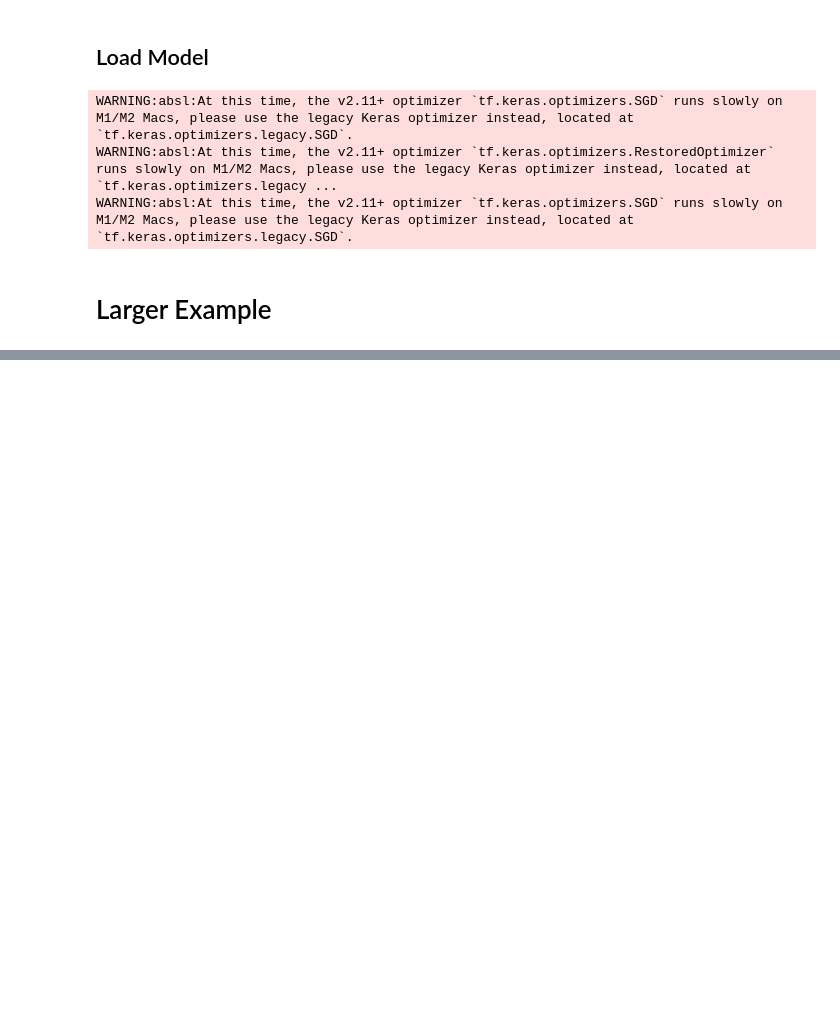
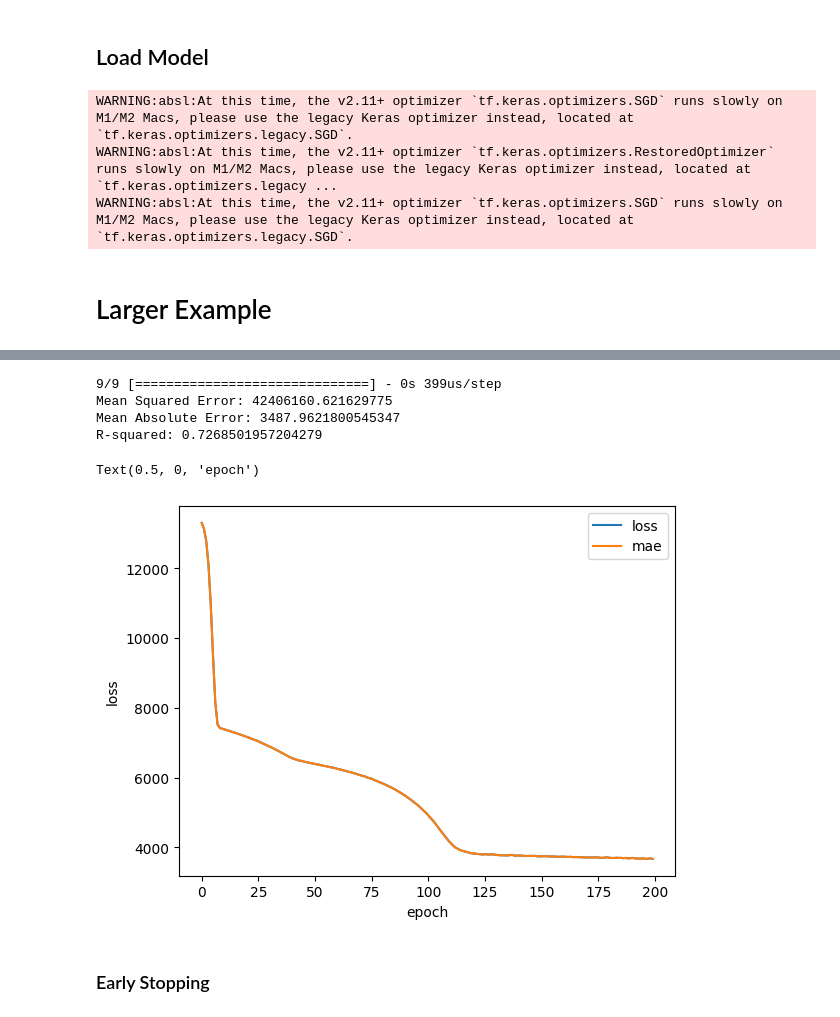
Before and after one commit to MerleSt/Learning_Deep_Learning, a Jupyter notebook: Notebooks/01_neural_network_regression_with_tensorflow.ipynb, the cells around one changed output, grey strips where cells are left out. Saved outputs shown, nothing was run; the diff lists cells and outputs as text; code cells hidden in the pictures; blank space fills up the shorter version.

```diff
--- a/Notebooks/01_neural_network_regression_with_tensorflow.ipynb
+++ b/Notebooks/01_neural_network_regression_with_tensorflow.ipynb
@@ -504,0 +545,2 @@ WARNING:absl:At this time, the v2.11+ optimizer `tf.keras.optimizers.SGD` runs s
+# %%
+X = insurance_one_hot.copy()
@@ -504,0 +549,3 @@ WARNING:absl:At this time, the v2.11+ optimizer `tf.keras.optimizers.SGD` runs s
+# %%
+from sklearn.model_selection import train_test_split
+X_train, X_test, y_train, y_test = train_test_split(X, y, test_size=0.2, random_state=42)
@@ -504,0 +554,14 @@ WARNING:absl:At this time, the v2.11+ optimizer `tf.keras.optimizers.SGD` runs s
+# %%
+random.seed(42)
+np.random.seed(42)
+tf.random.set_seed(42)
+insurance_model = tf.keras.Sequential([
+    tf.keras.layers.Dense(100),
+    tf.keras.layers.Dense(100),
+    tf.keras.layers.Dense(100),
+    tf.keras.layers.Dense(100),
+    tf.keras.layers.Dense(100),
+    tf.keras.layers.Dense(1)
+])
+insurance_model.compile(optimizer=tf.keras.optimizers.Adam(learning_rate=0.001), loss='mae', metrics=['mae'])
+insurance_model.fit(X_train, y_train, epochs=100)
@@ -504,0 +597,11 @@ WARNING:absl:At this time, the v2.11+ optimizer `tf.keras.optimizers.SGD` runs s
+# %%
+random.seed(42)
+np.random.seed(42)
+tf.random.set_seed(42)
+insurance_model_2 = tf.keras.Sequential([
+    tf.keras.layers.Dense(100),
+    tf.keras.layers.Dense(10),
+    tf.keras.layers.Dense(1)
+])
+insurance_model_2.compile(optimizer=tf.keras.optimizers.legacy.Adam(), loss='mae', metrics=['mae'])
+history = insurance_model_2.fit(X_train, y_train, epochs=200)
@@ -504,0 +631,29 @@ WARNING:absl:At this time, the v2.11+ optimizer `tf.keras.optimizers.SGD` runs s
+# %%
+random.seed(42)
+np.random.seed(42)
+tf.random.set_seed(42)
+# Convert the predictions and true labels to the same format (e.g., NumPy arrays)
+y_pred = insurance_model_2.predict(X_test)
+
+# Calculate MSE, MAE, and R-squared
+mse = mean_squared_error(y_test, y_pred)
+mae = mean_absolute_error(y_test, y_pred)
+r2 = r2_score(y_test, y_pred)
+
+print("Mean Squared Error:", mse)
+print("Mean Absolute Error:", mae)
+print("R-squared:", r2)
+# %% [output]
+9/9 [==============================] - 0s 399us/step
+Mean Squared Error: 42406160.621629775
+Mean Absolute Error: 3487.9621800545347
+R-squared: 0.7268501957204279
+# %%
+pd.DataFrame(history.history).plot()
+plt.ylabel("loss")
+plt.xlabel("epoch")
+# %% [output]
+Text(0.5, 0, 'epoch')
+[figure, added]
+# %% [markdown]
+### Early Stopping
```
Also changed, not shown: parts of 21 cells of this notebook, 3 other files.
